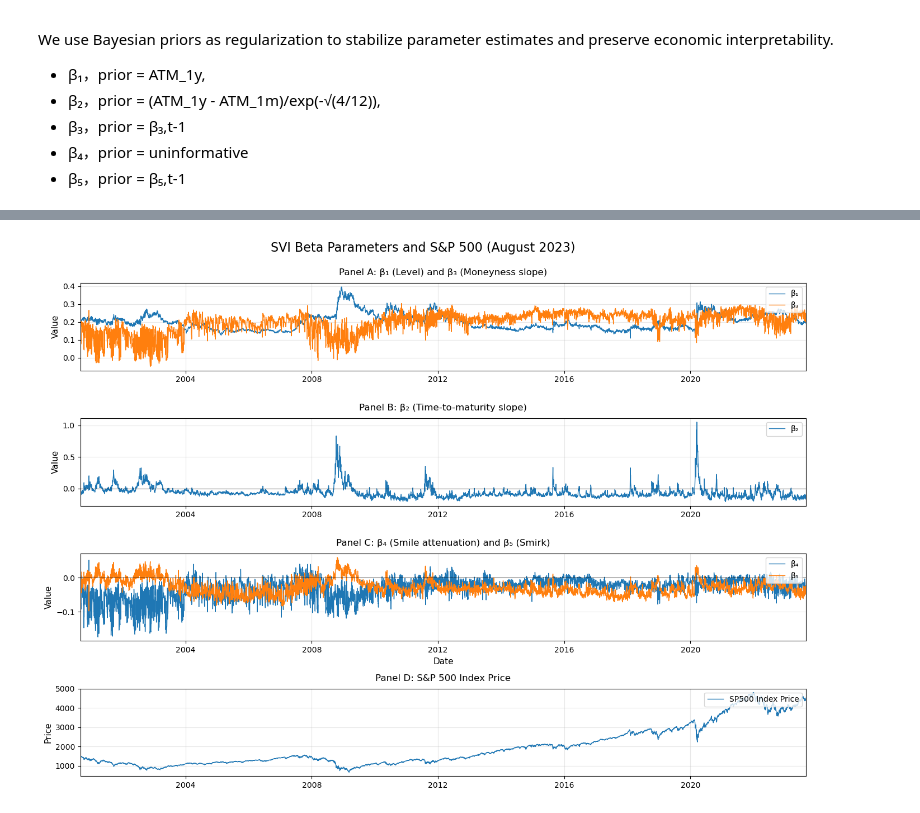
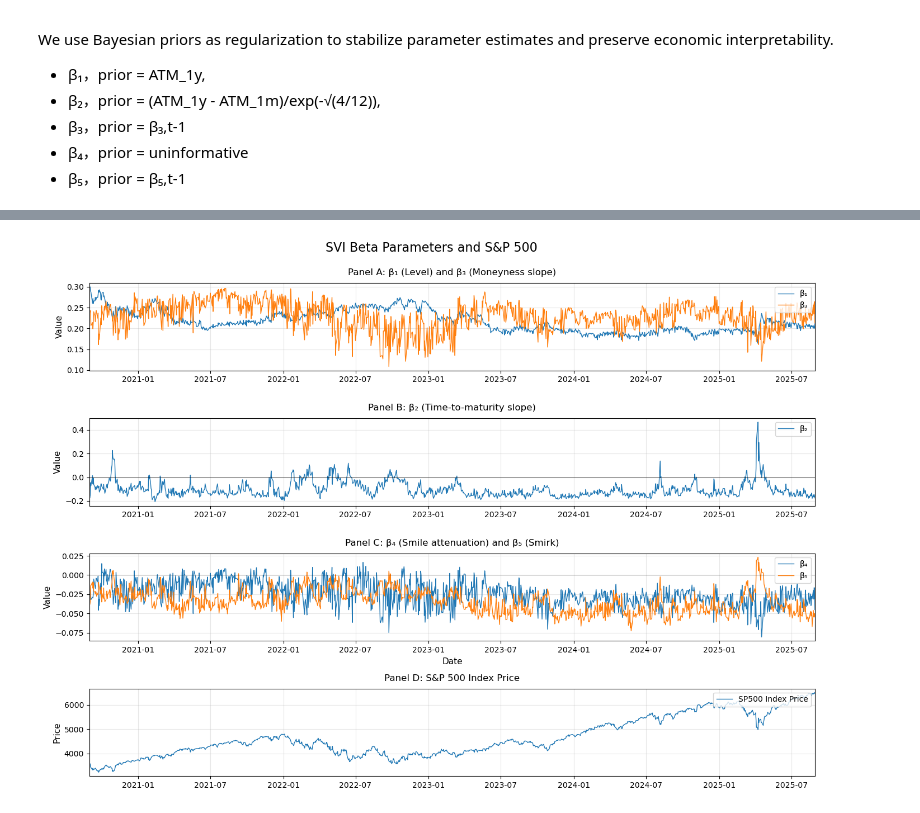
Before and after one commit to LuLu923/TP2, a Jupyter notebook: TP2.ipynb, the cells around one changed output, grey strips where cells are left out. Drawn from its saved outputs; the diff is of its cells as text; code cells hidden in the pictures.

```diff
--- a/TP2.ipynb
+++ b/TP2.ipynb
@@ -172,17 +120,17 @@ First 10 rows:
 # %%
-# Retrieve SP500 underlying price data (until August 2023)
+# Retrieve SP500 underlying price data (until August 2025)
 
-start_year = 2000
-end_year = 2023
+start_year = 2020
+end_year = 2025
 
 queries = []
 for year in range(start_year, end_year + 1):
     if year == start_year:
-        # 2000/8/31 to 2000/12/31
-        date_filter = f"AND date BETWEEN '{year}-08-31' AND '{year}-12-31'"
+        # 2020/8/29 to 2018/12/31
+        date_filter = f"AND date BETWEEN '{year}-08-29' AND '{year}-12-31'"
     elif year == end_year:
-        # 2023/01/01 to 2023/8/31
-        date_filter = f"AND date BETWEEN '{year}-01-01' AND '{year}-08-31'"
+        # 2025/01/01 to 2025/8/29
+        date_filter = f"AND date BETWEEN '{year}-01-01' AND '{year}-08-29'"
     else:
         # ex: 2022/01/01 to 2022/12/31
         date_filter = ""
@@ -205,4 +153,7 @@ underlying_df = db.raw_sql(query_underlying, date_cols=['date'])
 print(f"{len(underlying_df)} trading days")
 print(underlying_df.head())
 print(underlying_df.tail())
+
+# Save data
+df.to_csv('SP500.csv', index=False)
 # %% [output]
@@ -222,19 +173,17 @@ print(underlying_df.tail())
 # %%
-# Retrieve risk-free rate data (until August 2023) using FF factor
+# Retrieve risk-free rate data (until August 2025) using FF factor
 
 query_ff = """
 SELECT
     date,
     rf
 FROM ff.factors_daily
-WHERE date BETWEEN '2000-08-31' AND '2023-08-31'
+WHERE date BETWEEN '2020-08-29' AND '2025-08-29'
 ORDER BY date
 """
 
 rf_daily = db.raw_sql(query_ff, date_cols=['date'])
 
-rf_daily['rf_decimal'] = rf_daily['rf'] / 100
-
 print(f"{len(rf_daily)} trading days")
 print(rf_daily .head())
 print(rf_daily .tail())
@@ -255,8 +204,8 @@ print(rf_daily .tail())
 # %%
 # Merge the three datasets
 data = df.merge(underlying_df, on='date', how='left')
-data = data.merge(rf_daily[['date', 'rf_decimal']], on='date', how='left')
-data = data[['date', 'cp_flag', 'strike_price', 'price', 'impl_volatility', 'time_to_maturity', 'rf_decimal']]
+data = data.merge(rf_daily[['date', 'rf']], on='date', how='left')
+data = data[['date', 'cp_flag', 'strike_price', 'price', 'impl_volatility', 'time_to_maturity', 'rf', 'delta']]
 print(f"\nMerged dataset contains {len(data)} records")
 
 print(data.head(10))
@@ -294,15 +241,9 @@ F_t,τ = S_t × e^(r×τ)
 # %%
-# Calculate tau (time to maturity in years)
-data['YTM'] = data['time_to_maturity'] / 365.0
-
-# Calculate the daily risk-free rates to maturity-matched continuously compounded rates.
-data['rf'] = np.log(1 + data['rf_decimal']) * data['YTM']
-
-# Calculate forward price
-data['F'] = data['price'] * np.exp(data['rf'])
-
 # Calculate moneyness
-data['M'] = (1 / np.sqrt(data['YTM'])) * np.log(data['F'] / data['strike_price'])
+data['moneyness'] = (1 / np.sqrt(data['time_to_maturity'] / 365.0)) * np.log(
+    (data['price'] * np.exp(np.log(1 + data['rf']) * (data['time_to_maturity'] / 365.0)))
+    / data['strike_price']
+)
 
 # Save data
 data.to_csv('data.csv', index=False)
@@ -485,7 +458,7 @@ import matplotlib.pyplot as plt
 
 # Create figure with 3 panels
 fig, axes = plt.subplots(4, 1, figsize=(14, 10))
-fig.suptitle('SVI Beta Parameters and S&P 500 (August 2023)', fontsize=16, y=0.995)
+fig.suptitle('SVI Beta Parameters and S&P 500', fontsize=16, y=0.995)
 
 # Panel A: β₁ (Level) and β₃ (Moneyness slope)
 ax1 = axes[0]
@@ -507,31 +480,31 @@ ax2.grid(True, alpha=0.3)
 ax2.axhline(y=0, color='black', linestyle='-', linewidth=0.5)
 ax2.set_xlim(beta['date'].min(), beta['date'].max())
 
 # Panel C: β₄ (Smile attenuation) and β₅ (Smirk)
 ax3 = axes[2]
 ax3.plot(beta['date'], beta['beta4'], linewidth=1, label='β₄', color='#1f77b4')
 ax3.plot(beta['date'], beta['beta5'], linewidth=1, label='β₅', color='#ff7f0e')
 ax3.set_ylabel('Value', fontsize=11)
 ax3.set_xlabel('Date', fontsize=11)
 ax3.set_title('Panel C: β₄ (Smile attenuation) and β₅ (Smirk)', fontsize=12, pad=10)
 ax3.legend(loc='upper right', fontsize=10)
 ax3.grid(True, alpha=0.3)
 ax3.axhline(y=0, color='black', linestyle='-', linewidth=0.5)
 ax3.set_xlim(beta['date'].min(), beta['date'].max())
 
 # Panel D
 ax4 = axes[3]
 ax4.plot(underlying_df['date'], underlying_df['price'], linewidth=1, label='SP500 Index Price', color='#1f77b4')
 ax4.set_ylabel('Price', fontsize=11)
 ax4.set_title('Panel D: S&P 500 Index Price', fontsize=12, pad=10)
 ax4.legend(loc='upper right', fontsize=10)
 ax4.grid(True, alpha=0.3)
 ax4.set_xlim(underlying_df['date'].min(), underlying_df['date'].max())
 
 # Adjust layout
 plt.tight_layout()
 
 # Show plot
 plt.show()
 # %% [output]
-[figure, old version]
+[figure, new version]
```
Also changed, not shown: parts of 10 cells of this notebook.
